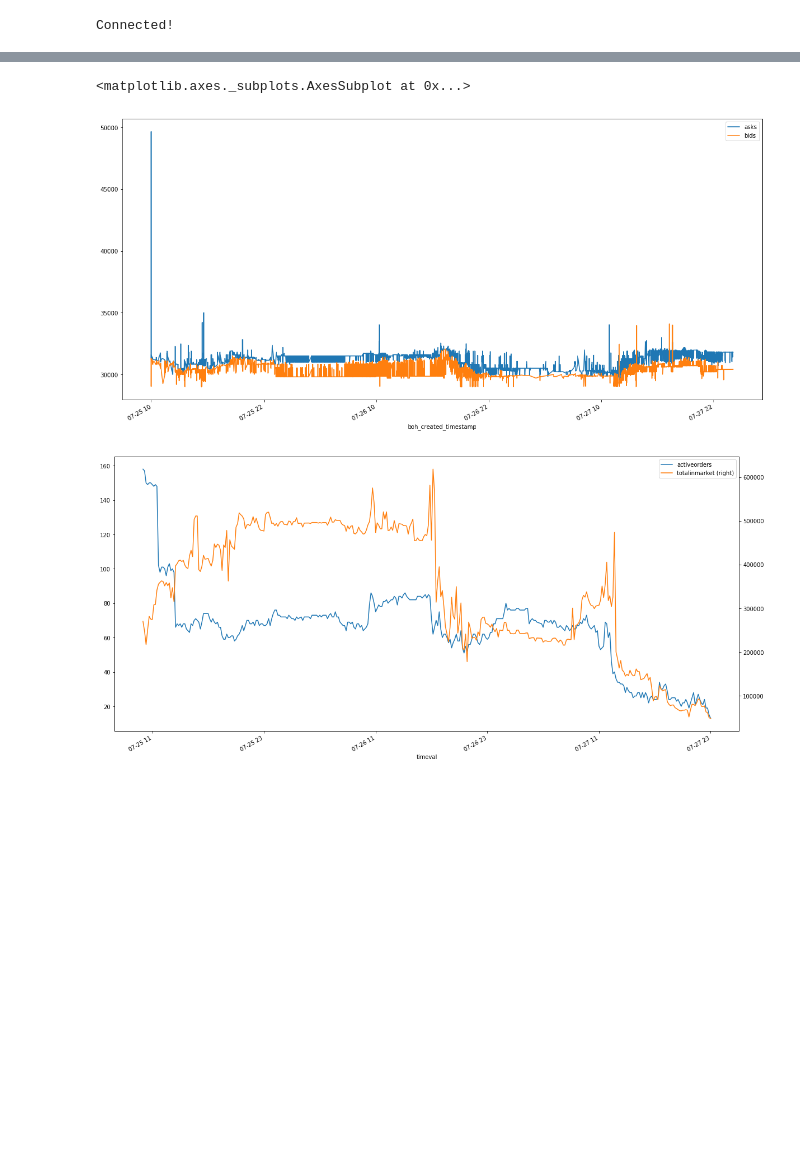
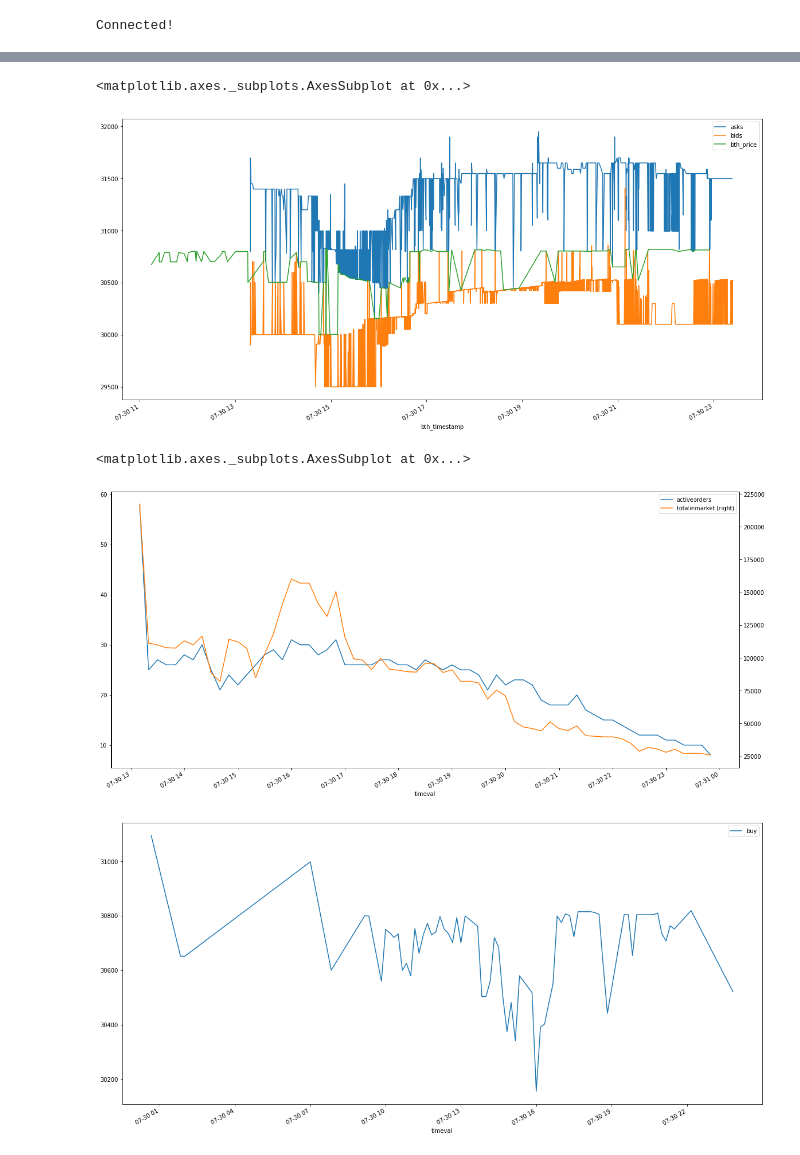
Before and after one commit to fabio-stein/GBot, a Jupyter notebook: notebook/analyser.ipynb, the cells around one changed output, grey strips where cells are left out. Cells and saved outputs as stored; diff of their text form; code cells hidden in the pictures; blank space fills up the shorter version.

Commit message:
Average price chart

```diff
--- a/notebook/analyser.ipynb
+++ b/notebook/analyser.ipynb
@@ -245,22 +245,38 @@ array([31007.82, 31005.33], dtype=float32)
 # %%
-asks = pd.read_sql_query("SELECT *, boh_price::integer as preco FROM braziliex_orderbook_history WHERE boh_created_timestamp >= '2018-07-25 00:00:00' AND boh_market = 'btc_brl' AND boh_type = 'ask' AND boh_active = FALSE AND boh_price < 50000 AND boh_price > 29000", conn)
-bids = pd.read_sql_query("SELECT *, boh_price::integer as preco FROM braziliex_orderbook_history WHERE boh_created_timestamp >= '2018-07-25 00:00:00' AND boh_market = 'btc_brl' AND boh_type = 'bid' AND boh_active = FALSE AND boh_price < 50000 AND boh_price > 29000", conn)
+asks = pd.read_sql_query("SELECT *, boh_price::integer as preco FROM braziliex_orderbook_history WHERE boh_created_timestamp >= (now() - interval '12 HOUR') AND boh_market = 'btc_brl' AND boh_type = 'ask' AND boh_active = FALSE AND boh_price < 32000 AND boh_price > 29500", conn)
+bids = pd.read_sql_query("SELECT *, boh_price::integer as preco FROM braziliex_orderbook_history WHERE boh_created_timestamp >= (now() - interval '12 HOUR') AND boh_market = 'btc_brl' AND boh_type = 'bid' AND boh_active = FALSE AND boh_price < 32000 AND boh_price > 29500", conn)
 ax = asks.plot(x="boh_created_timestamp",y="boh_price", label="asks")
-bids.plot(ax=ax,x="boh_created_timestamp",y="boh_price", label="bids")
+bidsax = bids.plot(ax=ax,x="boh_created_timestamp",y="boh_price", label="bids")
+trade_history = pd.read_sql_query("SELECT * FROM braziliex_trade_history WHERE bth_timestamp >= (now() - interval '12 HOUR') AND bth_market = 'btc_brl'", conn)
+trade_history.plot(ax=bidsax, x="bth_timestamp",y="bth_price")
 #asks.describe()
-marketByTime = pd.read_sql_query("""WITH tempos as(
-SELECT to_timestamp(floor((extract('epoch' from boh_created_timestamp) / 600 )) * 600)
-AT TIME ZONE 'UTC' as timeval
-FROM braziliex_orderbook_history
-GROUP BY timeval
-ORDER BY timeval DESC)
-SELECT count(*) as activeOrders, sum(boh_initial_amount*boh_price) as totalinmarket, timeval FROM braziliex_orderbook_history INNER JOIN tempos ON boh_created_timestamp <= timeval AND boh_terminated_timestamp >= timeval
-WHERE timeval >= '2018-07-25 00:00:00'
-AND timeval <= '2018-07-27 23:00:00'
-GROUP BY timeval""", conn);
-ax2 = marketByTime.plot( x="timeval",y="activeorders");
-marketByTime.plot(ax=ax2,x="timeval",y="totalinmarket",secondary_y=True)
 # %% [output]
 <matplotlib.axes._subplots.AxesSubplot at 0x...>
-[figure, old version]
+[figure, new version]
-[figure, removed]
+# %%
+marketByTime = pd.read_sql_query("""WITH tempos as(
+SELECT to_timestamp(floor((extract('epoch' from boh_created_timestamp) / 600 )) * 600)
+AT TIME ZONE 'UTC' as timeval
+FROM braziliex_orderbook_history
+GROUP BY timeval
+ORDER BY timeval DESC)
+SELECT count(*) as activeOrders, sum(boh_initial_amount*boh_price) as totalinmarket, timeval FROM braziliex_orderbook_history INNER JOIN tempos ON boh_created_timestamp <= timeval AND boh_terminated_timestamp >= timeval
+WHERE timeval >= (now() - interval '24 HOUR')
+GROUP BY timeval""", conn);
+ax2 = marketByTime.plot( x="timeval",y="activeorders");
+axmarket = marketByTime.plot(ax=ax2,x="timeval",y="totalinmarket",secondary_y=True)
+totalTransactions = pd.read_sql_query("""WITH tempos as(
+SELECT to_timestamp(floor((extract('epoch' from bth_timestamp) / 600 )) * 600)
+AT TIME ZONE 'UTC' as timeval
+FROM braziliex_trade_history
+GROUP BY timeval
+ORDER BY timeval DESC)
+SELECT count(*) as activeOrders, avg(bth_price) as medianprice, timeval FROM braziliex_trade_history INNER JOIN tempos ON bth_timestamp <= timeval AND bth_timestamp+'00:10:00' >= timeval
+WHERE timeval >= (now() - interval '24 HOUR')
+GROUP BY timeval
+ORDER BY timeval DESC""", conn)
+totalTransactions.plot(x="timeval",y="medianprice",label="buy")
+# %% [output]
+<matplotlib.axes._subplots.AxesSubplot at 0x...>
+[figure, added]
+[figure, added]
```
Also changed, not shown: parts of 5 cells of this notebook, 1 other file.
